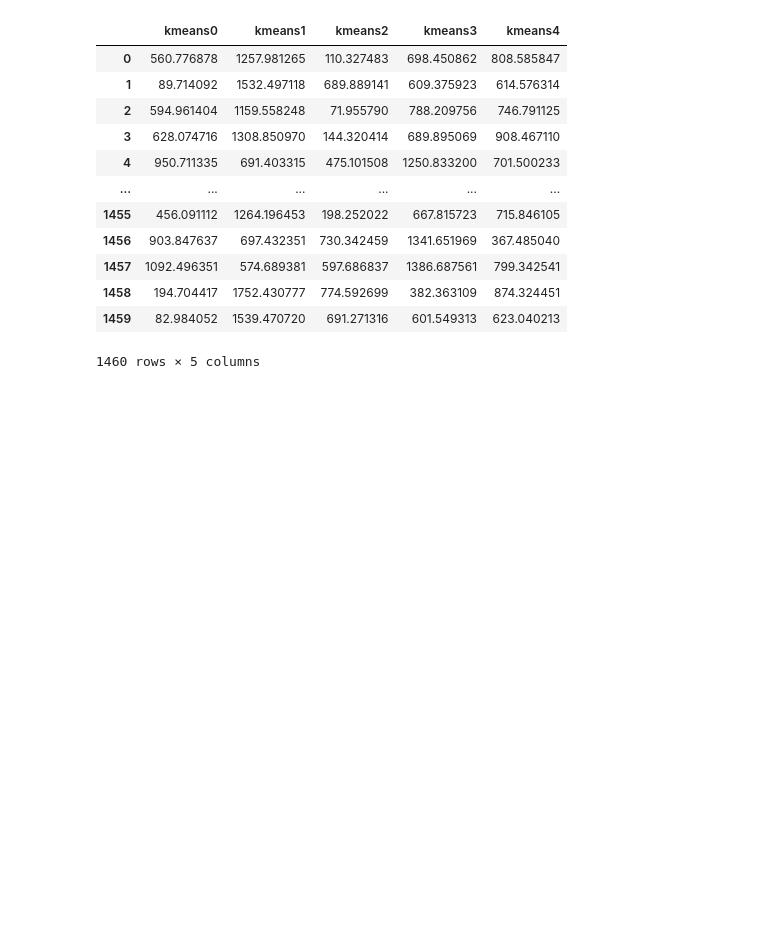
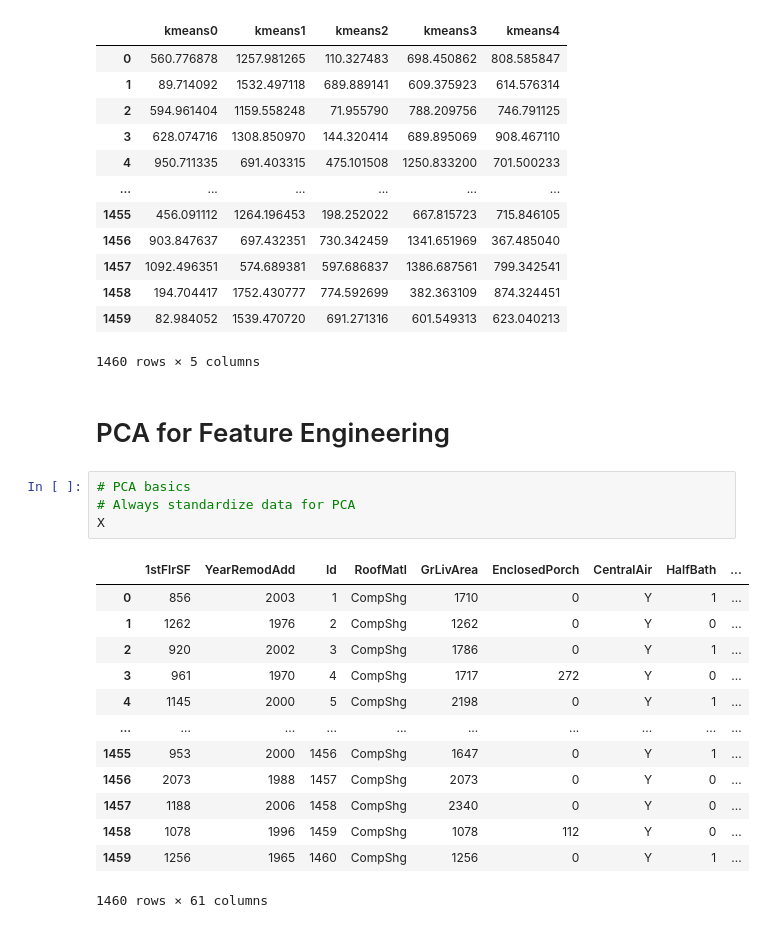
Before and after one commit to afrut/learn-ml, a Jupyter notebook: template/feature_engineering.ipynb, the cells around one changed output. Saved outputs shown, nothing was run; the diff lists cells and outputs as text; blank space fills up the shorter version.

```diff
--- a/template/feature_engineering.ipynb
+++ b/template/feature_engineering.ipynb
@@ -149,3 +171,23 @@ kmeans.transform(X[["GrLivArea","TotalBsmtSF"]])
 | 1458 | 194.704417 | 1752.430777 | 774.592699 | 382.363109 | 874.324451 |
 | 1459 | 82.984052 | 1539.470720 | 691.271316 | 601.549313 | 623.040213 |
 1460 rows × 5 columns
+# %% [markdown]
+# PCA for Feature Engineering
+# %%
+# PCA basics
+# Always standardize data for PCA
+X
+# %% [output]
+|  | 1stFlrSF | YearRemodAdd | Id | RoofMatl | GrLivArea | EnclosedPorch | CentralAir | HalfBath | ... |
+| 0 | 856 | 2003 | 1 | CompShg | 1710 | 0 | Y | 1 | ... |
+| 1 | 1262 | 1976 | 2 | CompShg | 1262 | 0 | Y | 0 | ... |
+| 2 | 920 | 2002 | 3 | CompShg | 1786 | 0 | Y | 1 | ... |
+| 3 | 961 | 1970 | 4 | CompShg | 1717 | 272 | Y | 0 | ... |
+| 4 | 1145 | 2000 | 5 | CompShg | 2198 | 0 | Y | 1 | ... |
+| ... | ... | ... | ... | ... | ... | ... | ... | ... | ... |
+| 1455 | 953 | 2000 | 1456 | CompShg | 1647 | 0 | Y | 1 | ... |
+| 1456 | 2073 | 1988 | 1457 | CompShg | 2073 | 0 | Y | 0 | ... |
+| 1457 | 1188 | 2006 | 1458 | CompShg | 2340 | 0 | Y | 0 | ... |
+| 1458 | 1078 | 1996 | 1459 | CompShg | 1078 | 112 | Y | 0 | ... |
+| 1459 | 1256 | 1965 | 1460 | CompShg | 1256 | 0 | Y | 1 | ... |
+1460 rows × 61 columns
```
Also changed, not shown: parts of 9 cells of this notebook.
